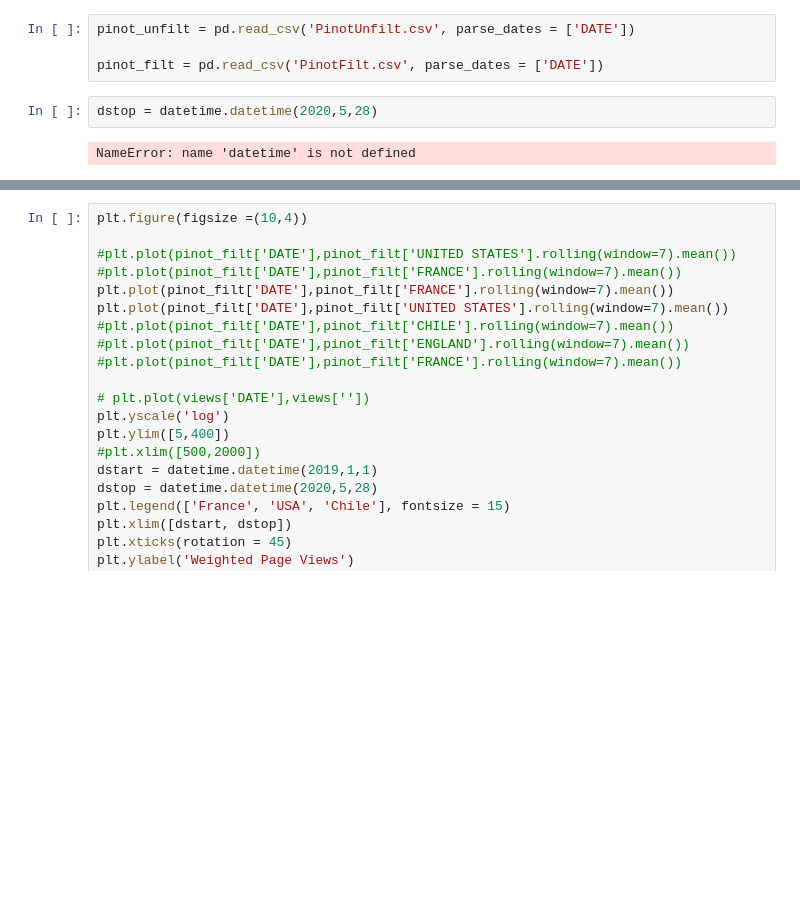
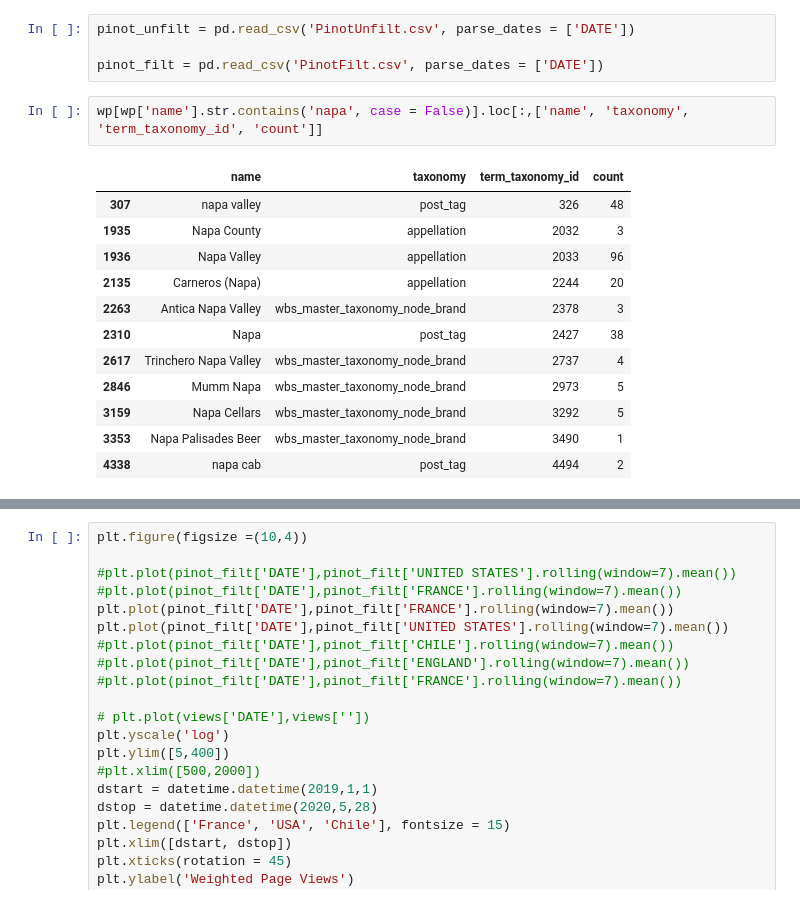
Before and after one commit to JocelynF/WineRegions, a Jupyter notebook: Testing Page Weights.ipynb, the cells around one changed output, grey strips where cells are left out. Saved outputs shown, nothing was run; the diff lists cells and outputs as text; blank space fills up the shorter version.

```diff
--- a/Testing Page Weights.ipynb
+++ b/Testing Page Weights.ipynb
@@ -159,7 +159,18 @@ pageviews_filt = pageviews_filt.rename(columns = {'Unnamed: 0':'DATE'})
 pinot_unfilt = pd.read_csv('PinotUnfilt.csv', parse_dates = ['DATE'])
 
 pinot_filt = pd.read_csv('PinotFilt.csv', parse_dates = ['DATE'])
-# %%
-dstop = datetime.datetime(2020,5,28)
-# %% [output]
-NameError: name 'datetime' is not defined
+# %%
+wp[wp['name'].str.contains('napa', case = False)].loc[:,['name', 'taxonomy', 'term_taxonomy_id', 'count']]
+# %% [output]
+|  | name | taxonomy | term_taxonomy_id | count |
+| 307 | napa valley | post_tag | 326 | 48 |
+| 1935 | Napa County | appellation | 2032 | 3 |
+| 1936 | Napa Valley | appellation | 2033 | 96 |
+| 2135 | Carneros (Napa) | appellation | 2244 | 20 |
+| 2263 | Antica Napa Valley | wbs_master_taxonomy_node_brand | 2378 | 3 |
+| 2310 | Napa | post_tag | 2427 | 38 |
+| 2617 | Trinchero Napa Valley | wbs_master_taxonomy_node_brand | 2737 | 4 |
+| 2846 | Mumm Napa | wbs_master_taxonomy_node_brand | 2973 | 5 |
+| 3159 | Napa Cellars | wbs_master_taxonomy_node_brand | 3292 | 5 |
+| 3353 | Napa Palisades Beer | wbs_master_taxonomy_node_brand | 3490 | 1 |
+| 4338 | napa cab | post_tag | 4494 | 2 |
```
Also changed, not shown: parts of 7 cells of this notebook, 3 other files.
